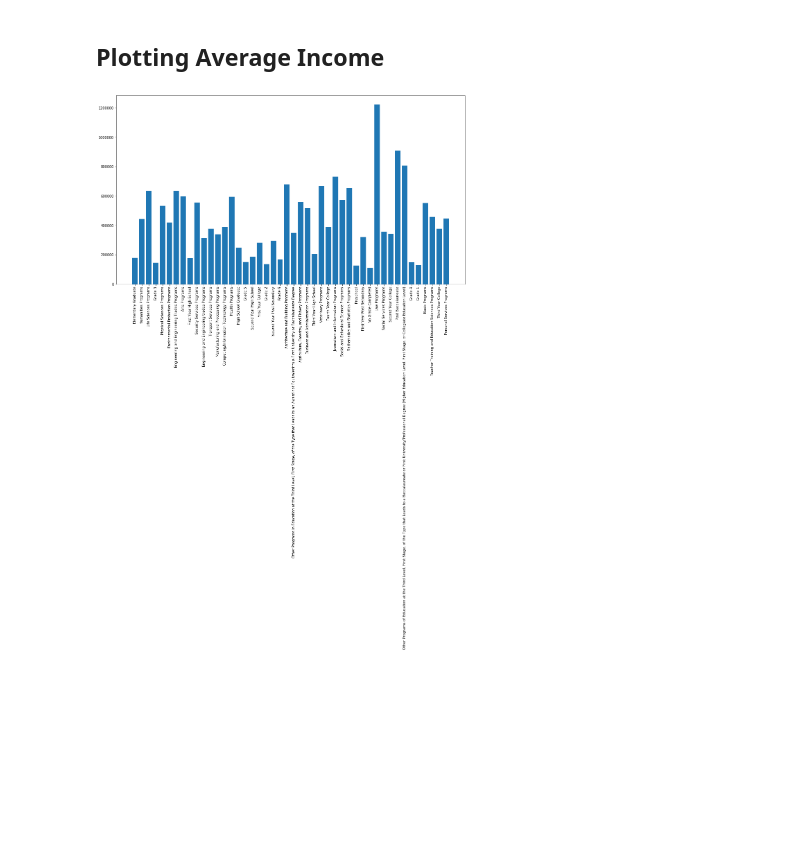
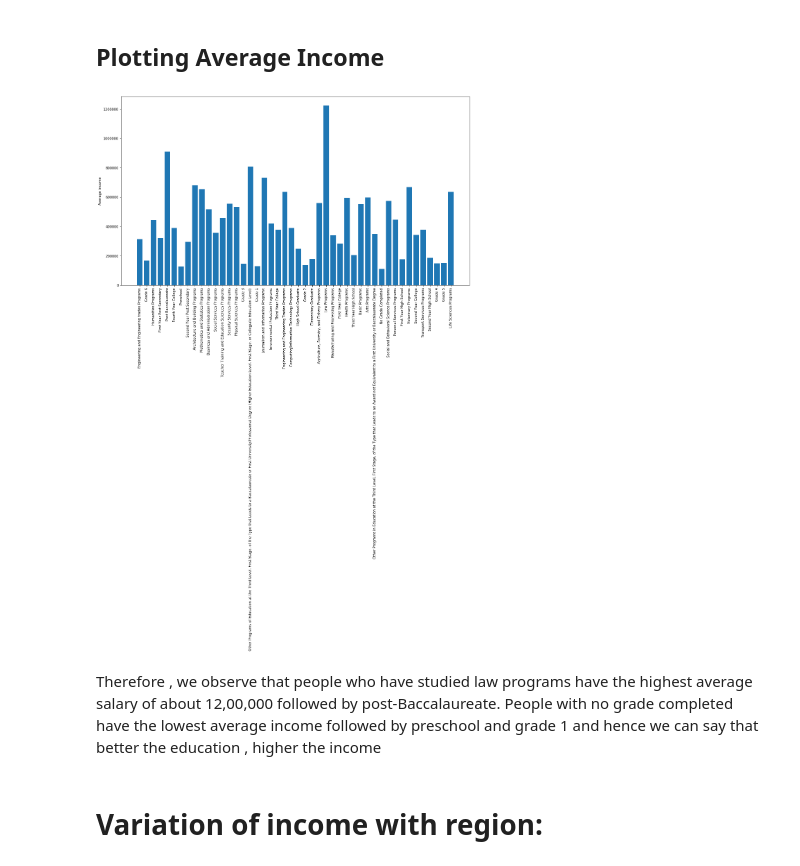
Before and after one commit to AshishShenoy/ids-project, a Jupyter notebook: ids-project.ipynb, the cells around one changed output. Saved outputs shown, nothing was run; the diff lists cells and outputs as text; code cells hidden in the pictures; blank space fills up the shorter version.

Commit message:
rich poor and regional observation

```diff
--- a/ids-project.ipynb
+++ b/ids-project.ipynb
@@ -122,7 +122,7 @@ grades = df["Household Head Highest Grade Completed"]
 incomes = df["Total Household Income"]
 job_incomes = dict.fromkeys(set(df["Household Head Highest Grade Completed"]))
 
-for i in avg_income:
+for i in job_incomes:
     job_incomes[i] = []
 
 for i in range(len(df)):
@@ -130,10 +130,16 @@ for i in range(len(df)):
 # %%
 # Increasing the size of the plot.
 rcParams['figure.figsize'] = [18, 10]
 
 avg_incomes = [np.mean(i) for i in job_incomes.values()]
 plt.xticks(rotation='vertical')
 plt.bar(x=job_incomes.keys(), height=avg_incomes)
+plt.ylabel("Average income")
 plt.show()
 # %% [output]
-[figure, old version]
+[figure, new version]
+# %% [markdown]
+Therefore , we observe that people who have studied law programs have the highest average salary of about 12,00,000 followed by post-Baccalaureate.
+People with no grade completed have the lowest average income followed by preschool and grade 1 and hence we can say that better the education , higher the income
+# %% [markdown]
+# Variation of income with region:
```
Also changed, not shown: parts of 11 cells of this notebook.
